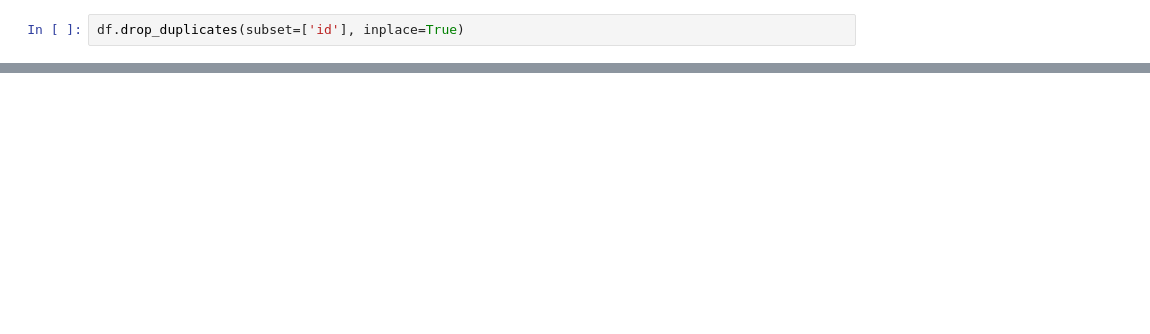
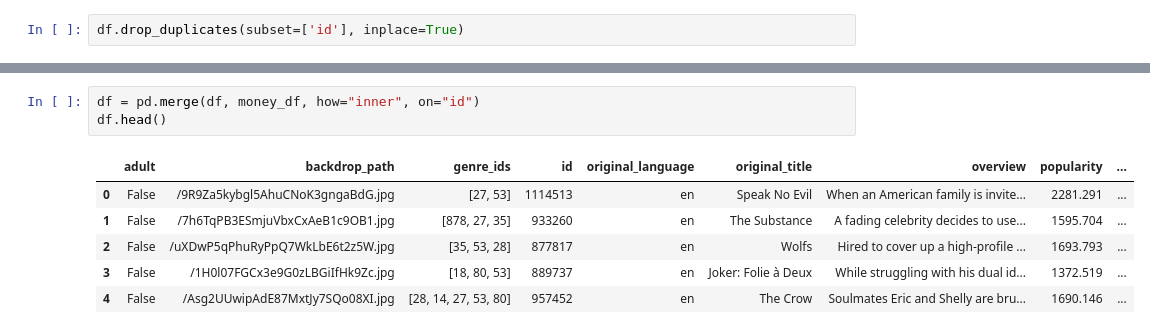
Before and after one commit to Asiandra/Artificial_Intelligence, a Jupyter notebook: Semester 1/Movies/Movies.ipynb, the cells around one changed output, grey strips where cells are left out. Saved outputs shown, nothing was run; the diff lists cells and outputs as text; blank space fills up the shorter version.

```diff
--- a/Semester 1/Movies/Movies.ipynb
+++ b/Semester 1/Movies/Movies.ipynb
@@ -123,0 +153,10 @@ True
+# %%
+df = pd.merge(df, money_df, how="inner", on="id")
+df.head()
+# %% [output]
+|  | adult | backdrop_path | genre_ids | id | original_language | original_title | overview | popularity | ... |
+| 0 | False | /9R9Za5kybgl5AhuCNoK3gngaBdG.jpg | [27, 53] | 1114513 | en | Speak No Evil | When an American family is invite... | 2281.291 | ... |
+| 1 | False | /7h6TqPB3ESmjuVbxCxAeB1c9OB1.jpg | [878, 27, 35] | 933260 | en | The Substance | A fading celebrity decides to use... | 1595.704 | ... |
+| 2 | False | /uXDwP5qPhuRyPpQ7WkLbE6t2z5W.jpg | [35, 53, 28] | 877817 | en | Wolfs | Hired to cover up a high-profile ... | 1693.793 | ... |
+| 3 | False | /1H0l07FGCx3e9G0zLBGiIfHk9Zc.jpg | [18, 80, 53] | 889737 | en | Joker: Folie à Deux | While struggling with his dual id... | 1372.519 | ... |
+| 4 | False | /Asg2UUwipAdE87MxtJy7SQo08XI.jpg | [28, 14, 27, 53, 80] | 957452 | en | The Crow | Soulmates Eric and Shelly are bru... | 1690.146 | ... |
```
Also changed, not shown: parts of 9 cells of this notebook, 1 other file.
